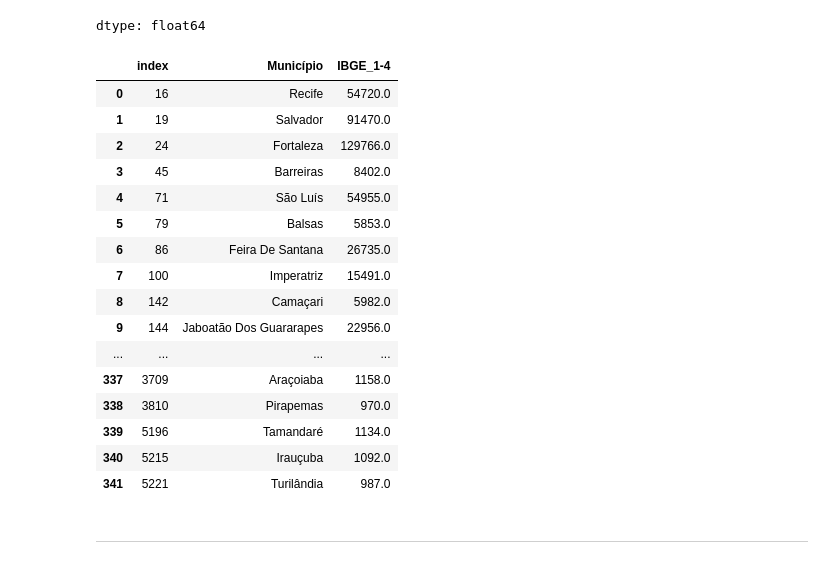
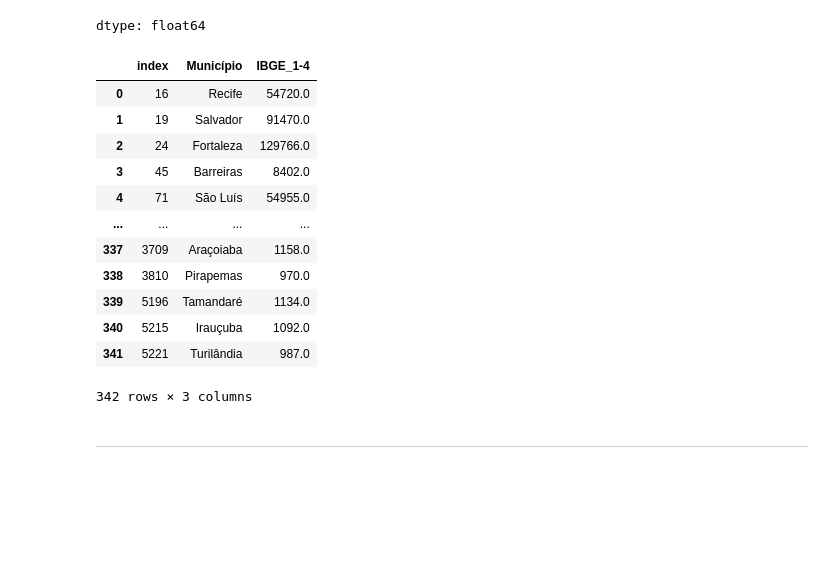
Before and after one commit to Carlos3du/IDHM_Municipios_Brasil, a Jupyter notebook: atvd1_avd.ipynb, the cells around one changed output. Cells and saved outputs as stored; diff of their text form; code cells hidden in the pictures; blank space fills up the shorter version.

```diff
--- a/atvd1_avd.ipynb
+++ b/atvd1_avd.ipynb
@@ -418,34 +414,30 @@ view
 | Sul | 0.711709 |
 dtype: float64
 # %%
-pd.set_option('display.max_rows', None)
+pd.set_option('display.max_rows', 10)
 
 quartil_nac = data_set['IBGE_1-4'].quantile(0.75)
 
 ds_nordeste = data_set[(data_set['Região'] == 'Nordeste')]
 municipio_quartil = ds_nordeste[(ds_nordeste['IBGE_1-4'] > quartil_nac)]
 
 municipio_quartil[['Município', 'IBGE_1-4']] = municipio_quartil[['Município', 'IBGE_1-4']].sort_values(by='IBGE_1-4', ascending=False)
 
 municipio_quartil[['Município', 'IBGE_1-4']].reset_index()
 # %% [output]
 |  | index | Município | IBGE_1-4 |
 | 0 | 16 | Recife | 54720.0 |
 | 1 | 19 | Salvador | 91470.0 |
 | 2 | 24 | Fortaleza | 129766.0 |
 | 3 | 45 | Barreiras | 8402.0 |
 | 4 | 71 | São Luís | 54955.0 |
-| 5 | 79 | Balsas | 5853.0 |
-| 6 | 86 | Feira De Santana | 26735.0 |
-| 7 | 100 | Imperatriz | 15491.0 |
-| 8 | 142 | Camaçari | 5982.0 |
-| 9 | 144 | Jaboatão Dos Guararapes | 22956.0 |
 | ... | ... | ... | ... |
 | 337 | 3709 | Araçoiaba | 1158.0 |
 | 338 | 3810 | Pirapemas | 970.0 |
 | 339 | 5196 | Tamandaré | 1134.0 |
 | 340 | 5215 | Irauçuba | 1092.0 |
 | 341 | 5221 | Turilândia | 987.0 |
+342 rows × 3 columns
 # %% [markdown]
 ---
 # %% [markdown]
```
Also changed, not shown: parts of 2 cells of this notebook.
